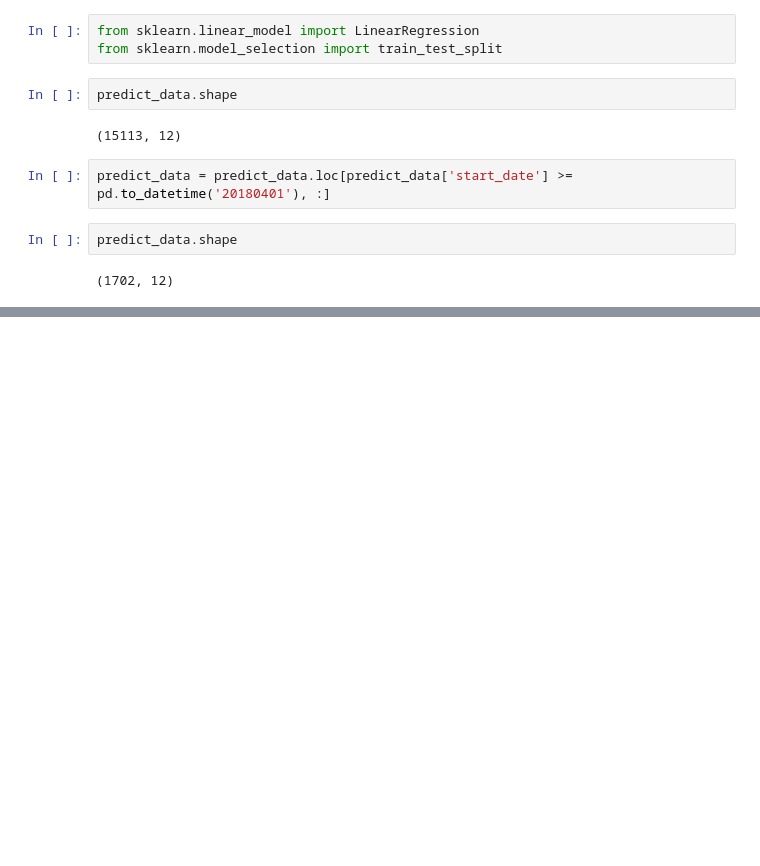
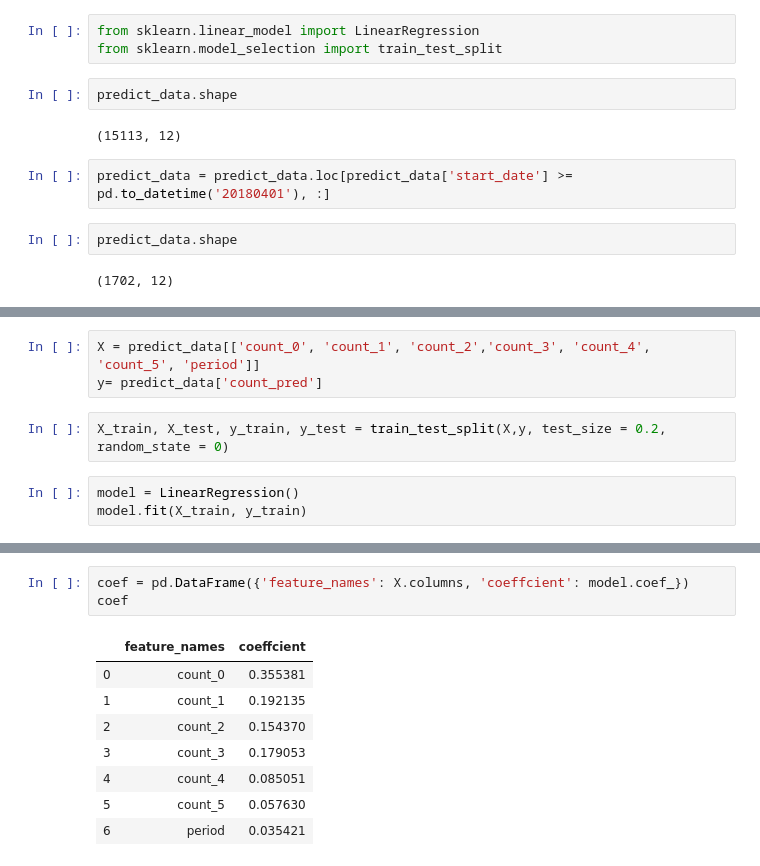
Before and after one commit to yoonstoneChoi/machine_learning, a Jupyter notebook: gymdata/sports_clustering.ipynb, the cells around one changed output, grey strips where cells are left out. Saved outputs shown, nothing was run; the diff lists cells and outputs as text; blank space fills up the shorter version.

```diff
--- a/gymdata/sports_clustering.ipynb
+++ b/gymdata/sports_clustering.ipynb
@@ -359,0 +366,8 @@ predict_data.shape
+# %%
+X = predict_data[['count_0', 'count_1', 'count_2','count_3', 'count_4', 'count_5', 'period']]
+y= predict_data['count_pred']
+# %%
+X_train, X_test, y_train, y_test = train_test_split(X,y, test_size = 0.2, random_state = 0)
+# %%
+model = LinearRegression()
+model.fit(X_train, y_train)
@@ -359,0 +399,12 @@ predict_data.shape
+# %%
+coef = pd.DataFrame({'feature_names': X.columns, 'coeffcient': model.coef_})
+coef
+# %% [output]
+|  | feature_names | coeffcient |
+| 0 | count_0 | 0.355381 |
+| 1 | count_1 | 0.192135 |
+| 2 | count_2 | 0.154370 |
+| 3 | count_3 | 0.179053 |
+| 4 | count_4 | 0.085051 |
+| 5 | count_5 | 0.057630 |
+| 6 | period | 0.035421 |
```
Also changed, not shown: parts of 14 cells of this notebook.
